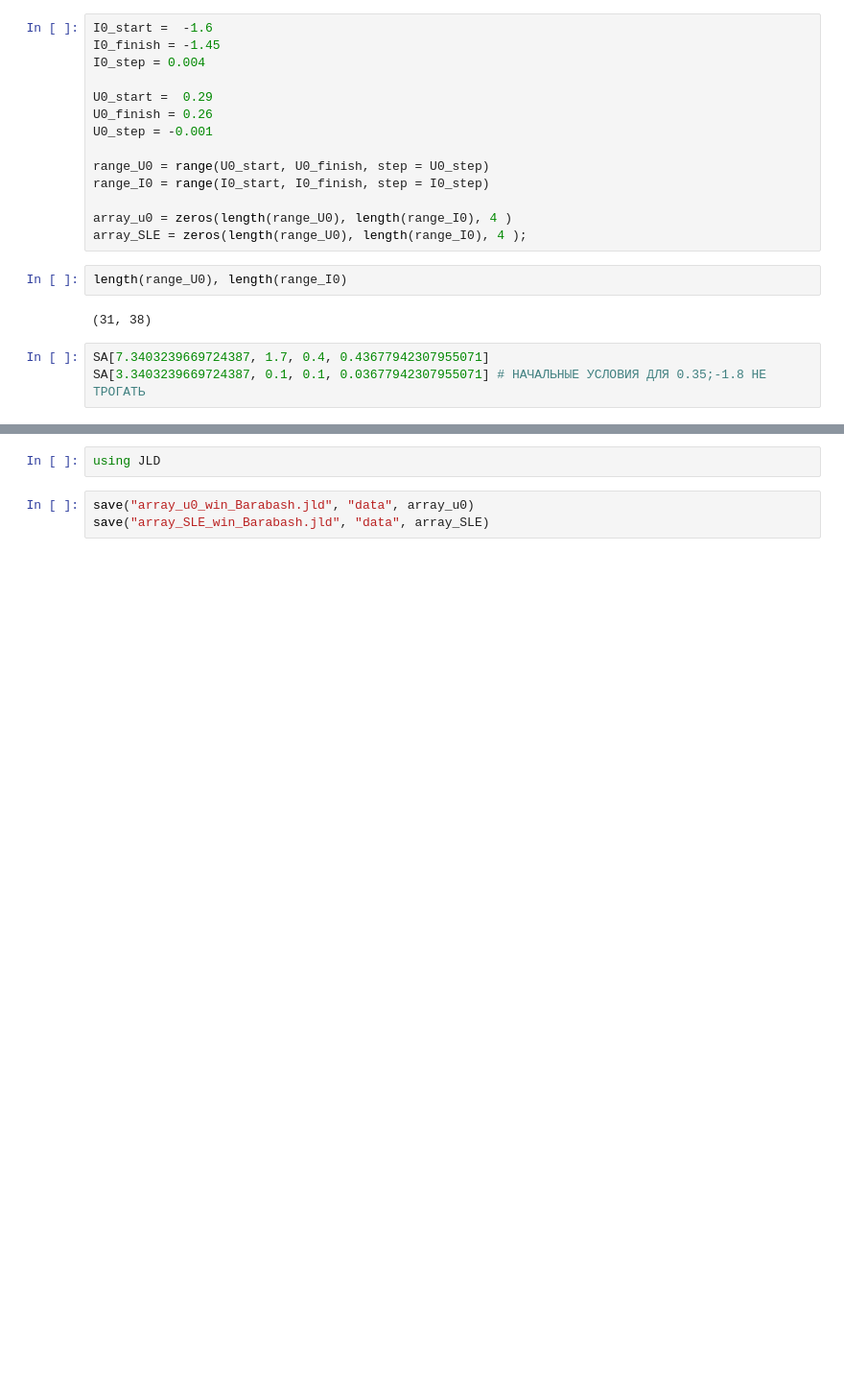
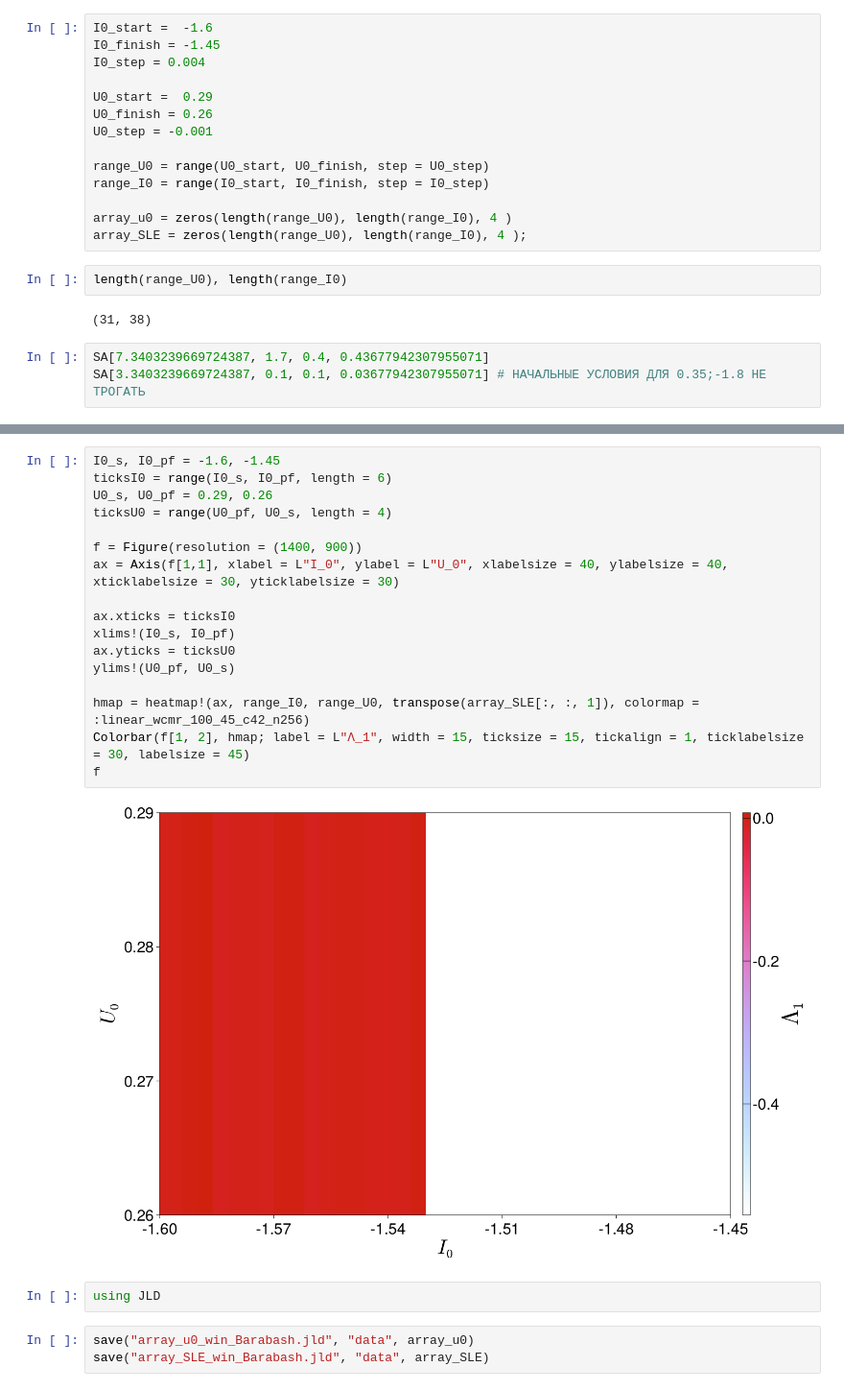
Before and after one commit to SergeyNovak777/dynamical-systems, a Jupyter notebook: Tsodyks&Markram/system Barabash 2d (I0, U0) map LSE range Barabash.ipynb, the cells around one changed output, grey strips where cells are left out. Shown at 96% size. Cells and saved outputs as stored; diff of their text form; blank space fills up the shorter version.

```diff
--- a/Tsodyks&Markram/system Barabash 2d (I0, U0) map LSE range Barabash.ipynb
+++ b/Tsodyks&Markram/system Barabash 2d (I0, U0) map LSE range Barabash.ipynb
@@ -261,5 +263,24 @@ fig
-# %%
-using JLD
-# %%
-save("array_u0_win_Barabash.jld", "data", array_u0)
-save("array_SLE_win_Barabash.jld", "data", array_SLE)
+# %%
+I0_s, I0_pf = -1.6, -1.45
+ticksI0 = range(I0_s, I0_pf, length = 6)
+U0_s, U0_pf = 0.29, 0.26
+ticksU0 = range(U0_pf, U0_s, length = 4)
+
+f = Figure(resolution = (1400, 900))
+ax = Axis(f[1,1], xlabel = L"I_0", ylabel = L"U_0", xlabelsize = 40, ylabelsize = 40, xticklabelsize = 30, yticklabelsize = 30)
+
+ax.xticks = ticksI0
+xlims!(I0_s, I0_pf)
+ax.yticks = ticksU0
+ylims!(U0_pf, U0_s)
+
+hmap = heatmap!(ax, range_I0, range_U0, transpose(array_SLE[:, :, 1]), colormap = :linear_wcmr_100_45_c42_n256)
+Colorbar(f[1, 2], hmap; label = L"Λ_1", width = 15, ticksize = 15, tickalign = 1, ticklabelsize = 30, labelsize = 45)
+f
+# %% [output]
+[figure, added]
+# %%
+using JLD
+# %%
+save("array_u0_win_Barabash.jld", "data", array_u0)
+save("array_SLE_win_Barabash.jld", "data", array_SLE)
```
Also changed, not shown: parts of 2 cells of this notebook, 3 other files.
